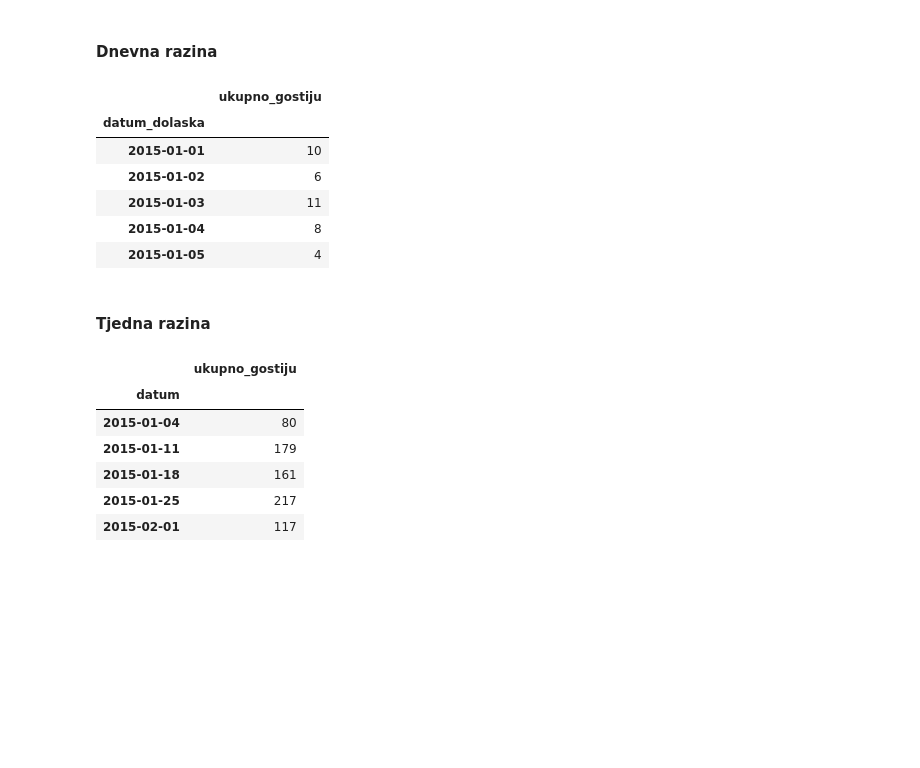
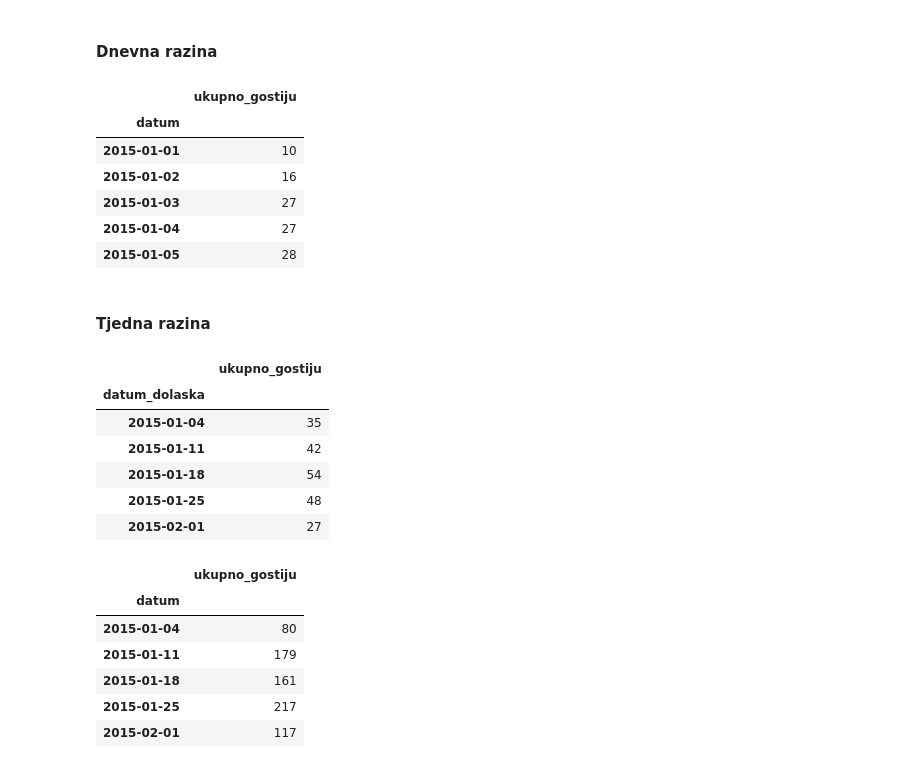
Before and after one commit to MarkoHaralovic/Prediction-of-Hotel-Occupancy, a Jupyter notebook: prediction-of-hotel-occupancy/notebooks/ARIMA_occupancy_prediction.ipynb, the cells around one changed output. Saved outputs shown, nothing was run; the diff lists cells and outputs as text; code cells hidden in the pictures; blank space fills up the shorter version.

```diff
--- a/prediction-of-hotel-occupancy/notebooks/ARIMA_occupancy_prediction.ipynb
+++ b/prediction-of-hotel-occupancy/notebooks/ARIMA_occupancy_prediction.ipynb
@@ -141,21 +141,31 @@ NumberOfGuestsDailyCity = pd.read_parquet(os.path.join(DATA_HOTEL0_BASE_PATH, "d
 NumberOfArrivalsDailyCity = pd.read_parquet(os.path.join(DATA_HOTEL0_BASE_PATH, "daily", "daily_arrivals.parquet"))
 NumberOfNewGuestsDailyCity = pd.read_parquet(os.path.join(DATA_HOTEL0_BASE_PATH, "daily", "daily_new_guests.parquet"))
 # %%
-NumberOfNewGuestsDailyCity.head()
+NumberOfGuestsDailyCity.head(5)
 # %% [output]
 |  | ukupno_gostiju |
-| datum_dolaska |  |
+| datum |  |
 | 2015-01-01 | 10 |
-| 2015-01-02 | 6 |
-| 2015-01-03 | 11 |
-| 2015-01-04 | 8 |
-| 2015-01-05 | 4 |
+| 2015-01-02 | 16 |
+| 2015-01-03 | 27 |
+| 2015-01-04 | 27 |
+| 2015-01-05 | 28 |
 # %% [markdown]
 #### Tjedna razina
 # %%
 NumberOfGuestsWeeklyCity = pd.read_parquet(os.path.join(DATA_HOTEL0_BASE_PATH, "weekly", "weekly_guests.parquet"))
 NumberOfArrivalsWeeklyCity = pd.read_parquet(os.path.join(DATA_HOTEL0_BASE_PATH, "weekly", "weekly_arrivals.parquet"))
 NumberOfNewGuestsWeeklyCity = pd.read_parquet(os.path.join(DATA_HOTEL0_BASE_PATH, "weekly", "weekly_new_guests.parquet"))
+# %%
+NumberOfNewGuestsWeeklyCity.head()
+# %% [output]
+|  | ukupno_gostiju |
+| datum_dolaska |  |
+| 2015-01-04 | 35 |
+| 2015-01-11 | 42 |
+| 2015-01-18 | 54 |
+| 2015-01-25 | 48 |
+| 2015-02-01 | 27 |
 # %%
 NumberOfGuestsWeeklyCity.head()
 # %% [output]
```
Also changed, not shown: parts of 1 cell of this notebook, 7 other files.
